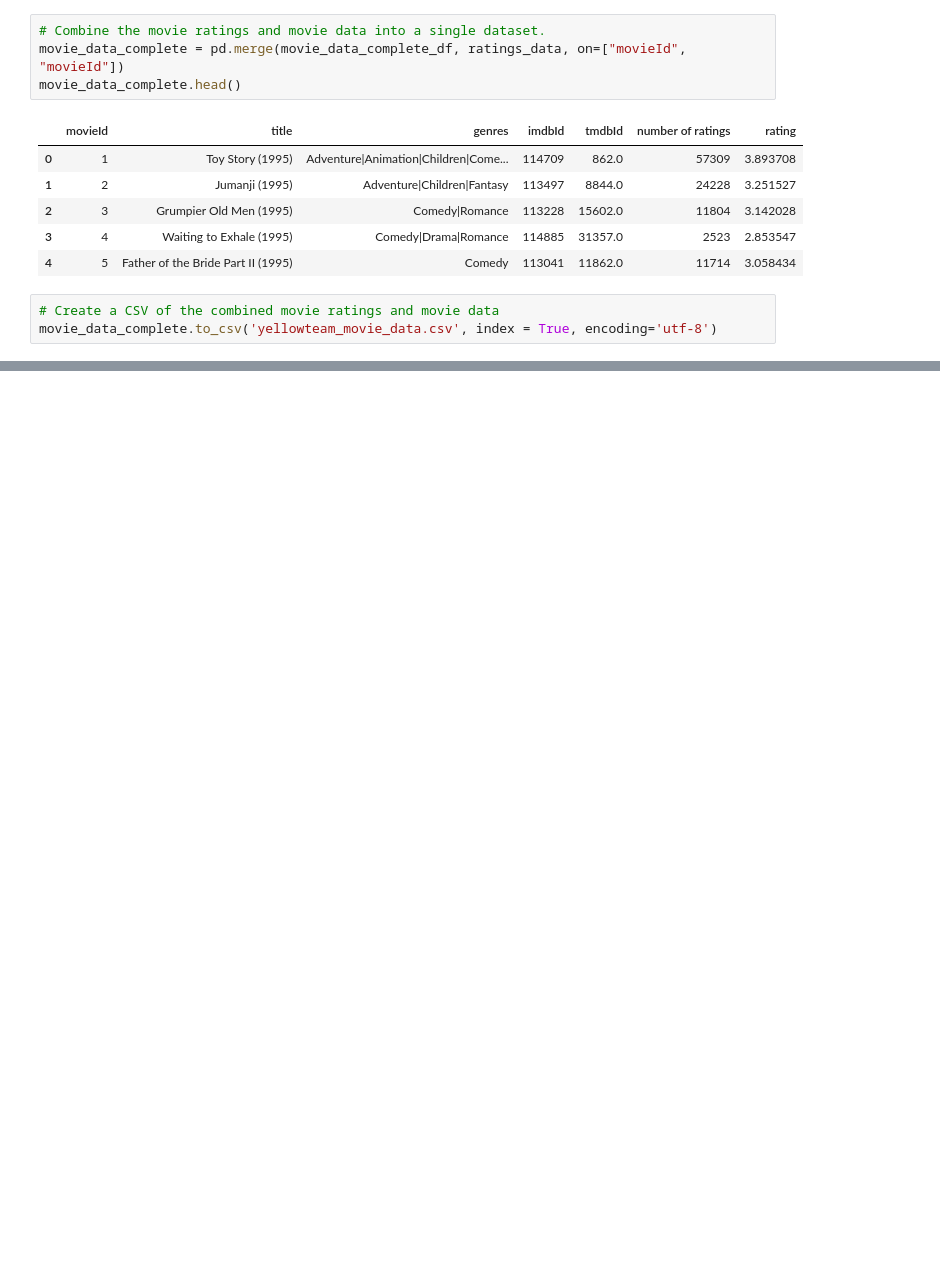
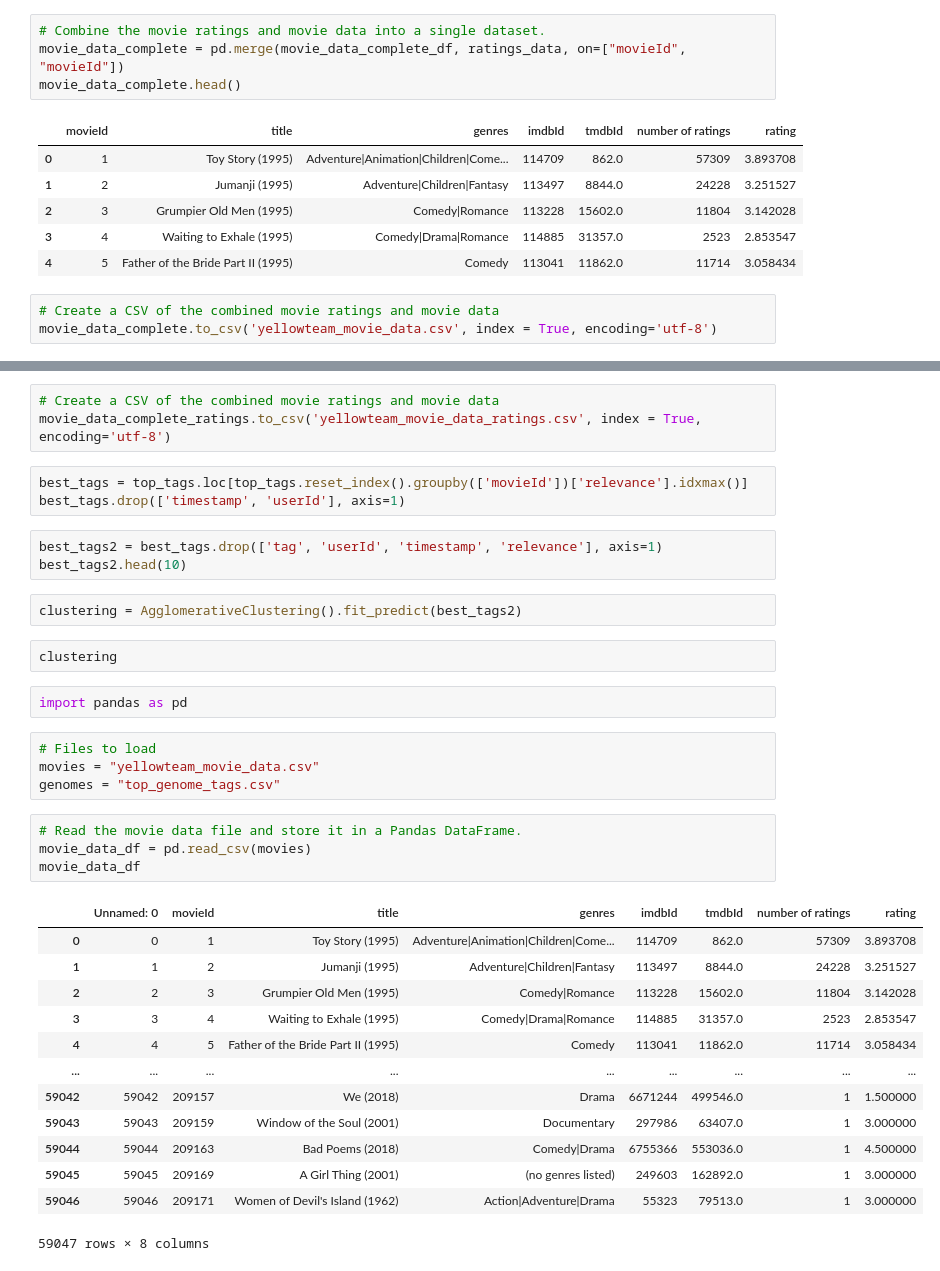
Before and after one commit to BartBachrach/Yellow_Project, a Jupyter notebook: ETL_final_project.ipynb, the cells around one changed output, grey strips where cells are left out. Drawn from its saved outputs; the diff is of its cells as text; blank space fills up the shorter version.

```diff
--- a/ETL_final_project.ipynb
+++ b/ETL_final_project.ipynb
@@ -340,0 +415,37 @@ movie_data_complete.to_csv('yellowteam_movie_data.csv', index = True, encoding='
+# %%
+# Create a CSV of the combined movie ratings and movie data
+movie_data_complete_ratings.to_csv('yellowteam_movie_data_ratings.csv', index = True, encoding='utf-8')
+# %%
+best_tags = top_tags.loc[top_tags.reset_index().groupby(['movieId'])['relevance'].idxmax()]
+best_tags.drop(['timestamp', 'userId'], axis=1)
+# %%
+best_tags2 = best_tags.drop(['tag', 'userId', 'timestamp', 'relevance'], axis=1)
+best_tags2.head(10)
+# %%
+clustering = AgglomerativeClustering().fit_predict(best_tags2)
+# %%
+clustering
+# %%
+import pandas as pd
+# %%
+# Files to load
+movies = "yellowteam_movie_data.csv"
+genomes = "top_genome_tags.csv"
+# %%
+# Read the movie data file and store it in a Pandas DataFrame.
+movie_data_df = pd.read_csv(movies)
+movie_data_df
+# %% [output]
+|  | Unnamed: 0 | movieId | title | genres | imdbId | tmdbId | number of ratings | rating |
+| 0 | 0 | 1 | Toy Story (1995) | Adventure|Animation|Children|Come... | 114709 | 862.0 | 57309 | 3.893708 |
+| 1 | 1 | 2 | Jumanji (1995) | Adventure|Children|Fantasy | 113497 | 8844.0 | 24228 | 3.251527 |
+| 2 | 2 | 3 | Grumpier Old Men (1995) | Comedy|Romance | 113228 | 15602.0 | 11804 | 3.142028 |
+| 3 | 3 | 4 | Waiting to Exhale (1995) | Comedy|Drama|Romance | 114885 | 31357.0 | 2523 | 2.853547 |
+| 4 | 4 | 5 | Father of the Bride Part II (1995) | Comedy | 113041 | 11862.0 | 11714 | 3.058434 |
+| ... | ... | ... | ... | ... | ... | ... | ... | ... |
+| 59042 | 59042 | 209157 | We (2018) | Drama | 6671244 | 499546.0 | 1 | 1.500000 |
+| 59043 | 59043 | 209159 | Window of the Soul (2001) | Documentary | 297986 | 63407.0 | 1 | 3.000000 |
+| 59044 | 59044 | 209163 | Bad Poems (2018) | Comedy|Drama | 6755366 | 553036.0 | 1 | 4.500000 |
+| 59045 | 59045 | 209169 | A Girl Thing (2001) | (no genres listed) | 249603 | 162892.0 | 1 | 3.000000 |
+| 59046 | 59046 | 209171 | Women of Devil's Island (1962) | Action|Adventure|Drama | 55323 | 79513.0 | 1 | 3.000000 |
+59047 rows × 8 columns
```
Also changed, not shown: parts of 13 cells of this notebook.
